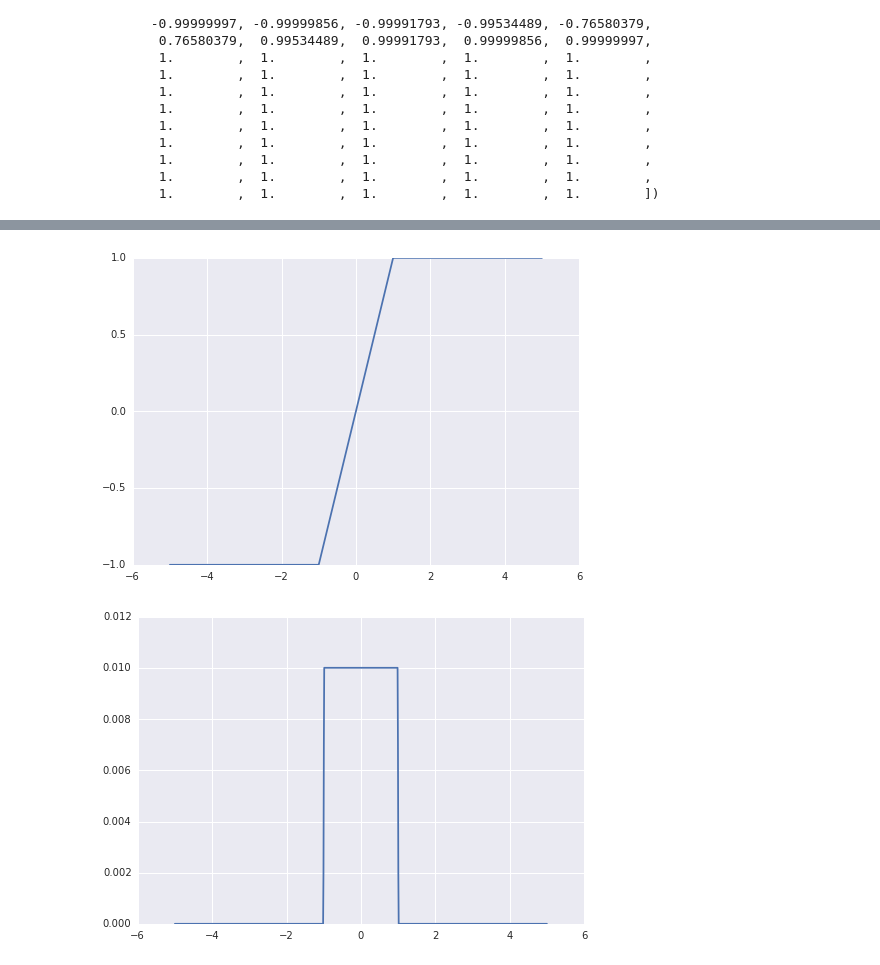
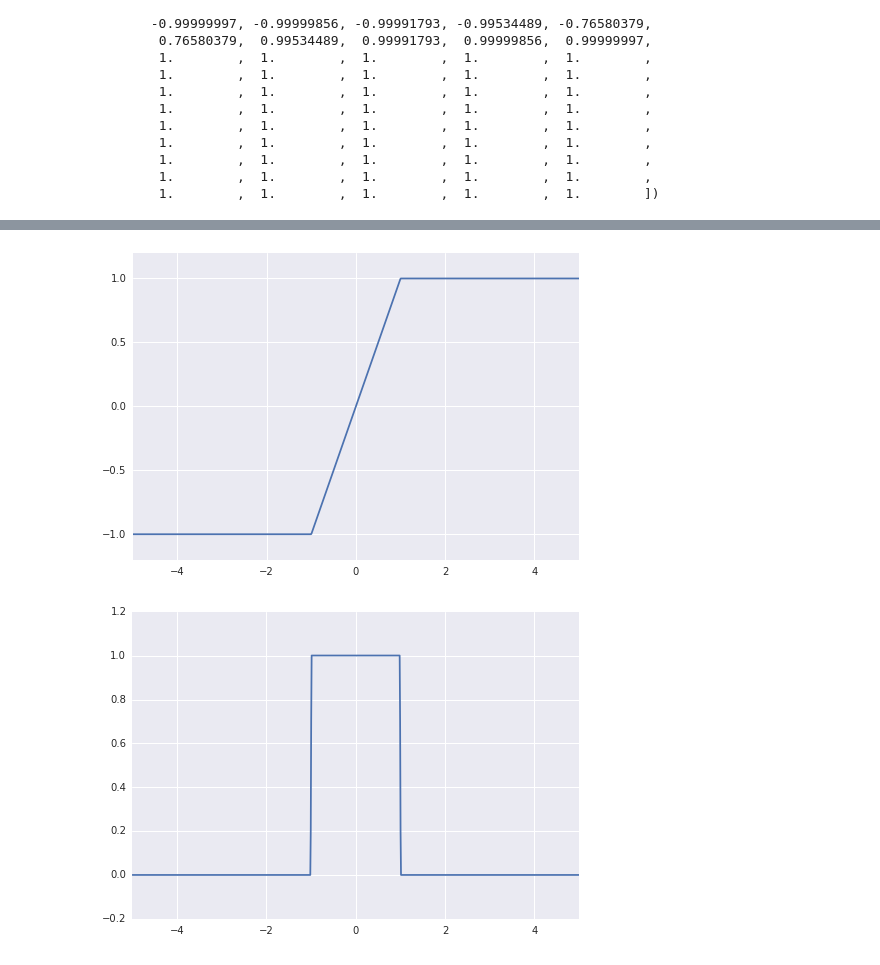
Before and after one commit to CS287/Lectures, a Jupyter notebook: notebooks/Untitled.ipynb, the cells around one changed output, grey strips where cells are left out. Saved outputs shown, nothing was run; the diff lists cells and outputs as text; code cells hidden in the pictures.

```diff
--- a/notebooks/Untitled.ipynb
+++ b/notebooks/Untitled.ipynb
@@ -60,17 +99,25 @@ x = np.linspace(-5, 5, 1000)
 y = np.maximum(-1, x)
 y = np.minimum(1, y)
 plt.plot(x, y)
+#plt.gcf().subplots_adjust(top=0.75)
+plt.ylim(-1.2, 1.2)
+plt.xlim(-5, 5)
+
+
 #sns.regplot(y="y", x="x", data={"x":x, "y":y},  scatter=False, order=5)
 plt.savefig("hardtanh.png")
 # %% [output]
-[figure, old version]
+[figure, new version]
 # %%
 y2 = np.gradient(y)
-plt.plot(x, y2)
+plt.plot(x, 100*y2)
 #sns.regplot(y="y", x="x", data={"x":x, "y":y},  scatter=False, order=5)
-plt.savefig("hardtanh_grad.png")
+plt.ylim(-0.2, 1.2)
+plt.xlim(-5, 5)
+
+plt.savefig("hardtanhgrad.png")
 # %% [output]
-[figure, old version]
+[figure, new version]
 # %%
 x = np.linspace(-5, 5, 1000)
 y = 1./(1 + np.exp(-x))
```
Also changed, not shown: parts of 10 cells of this notebook, 8 other files.
